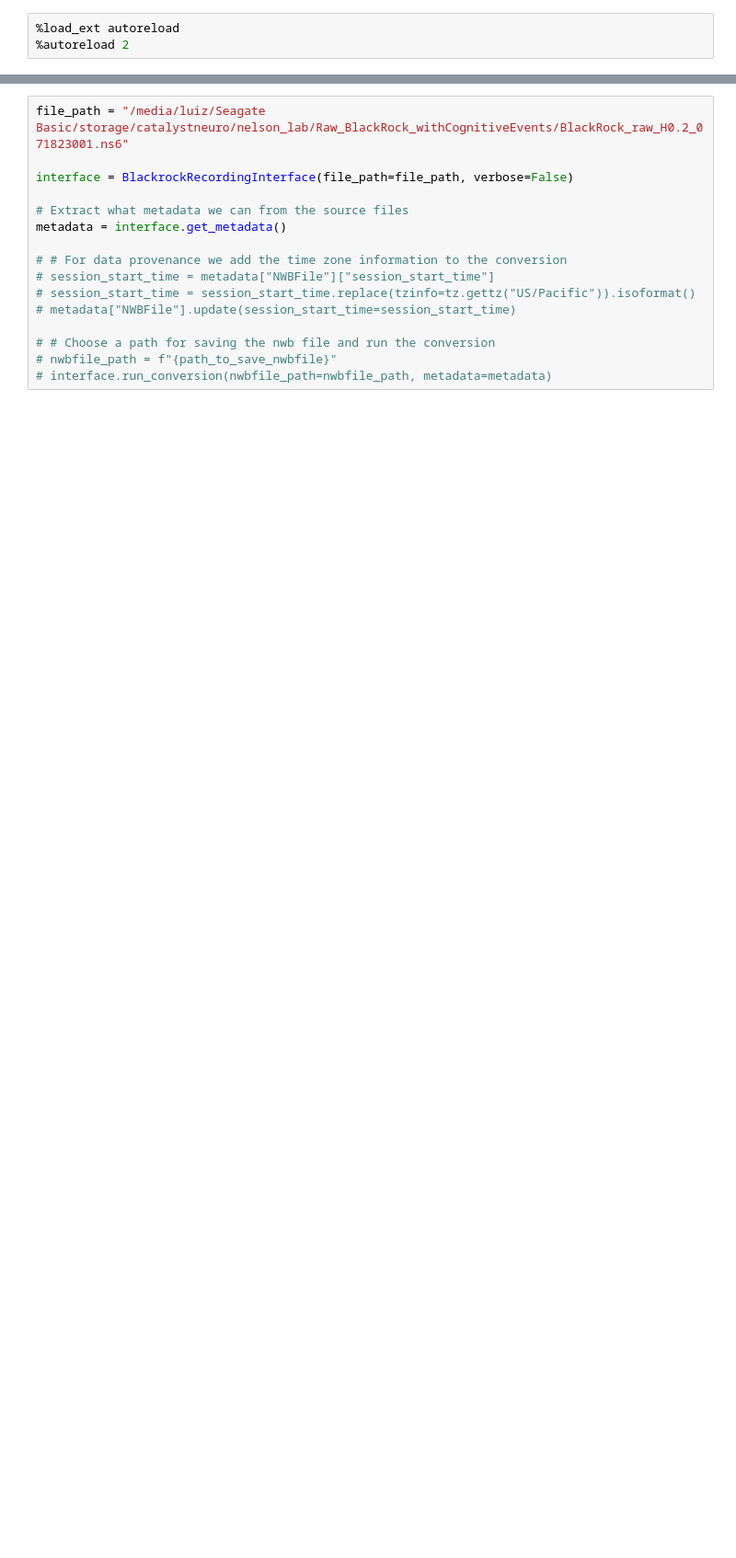
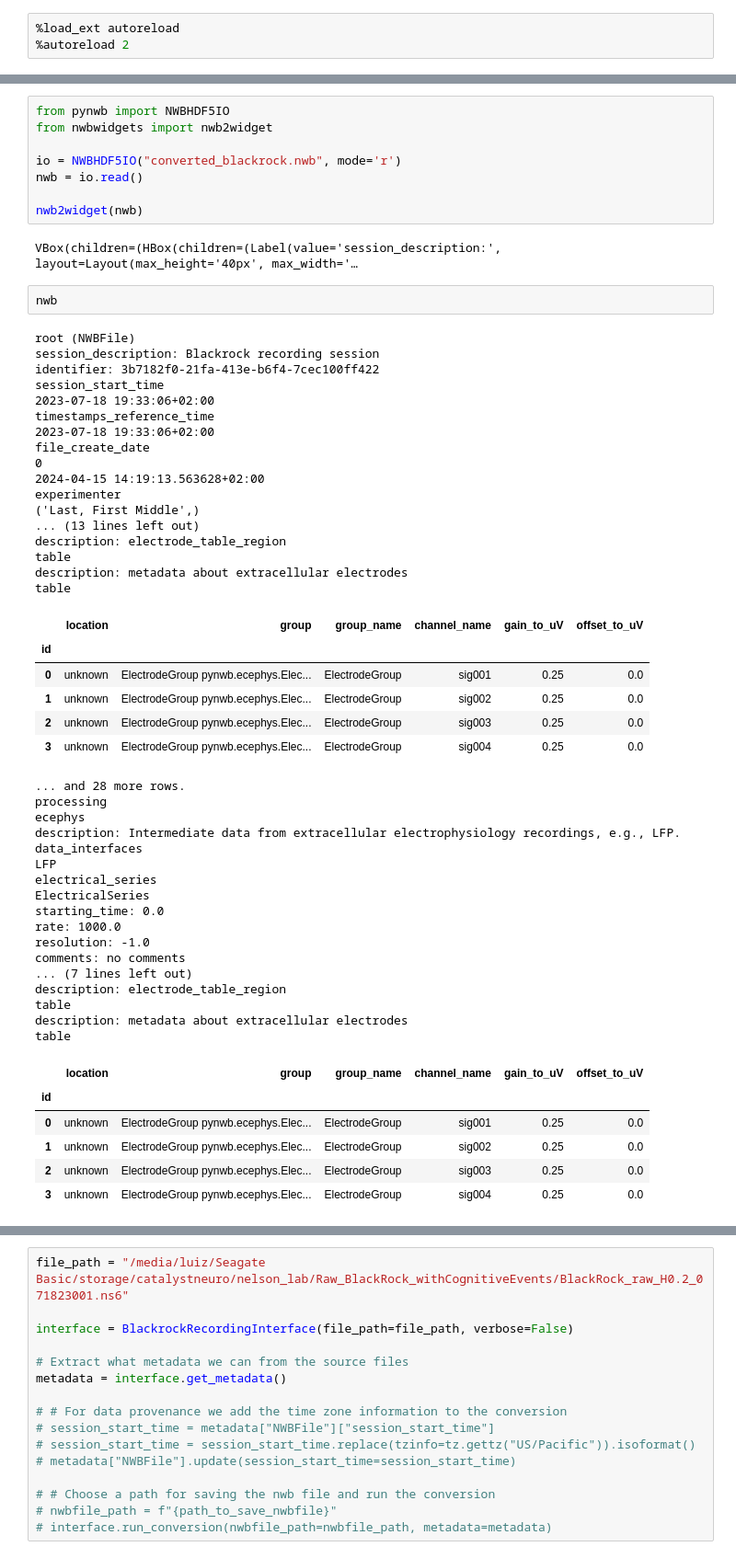
Before and after one commit to catalystneuro/nelson-lab-to-nwb, a Jupyter notebook: examples/convert_blackrock.ipynb, the cells around one changed output, grey strips where cells are left out. Shown: that part at 92% size. Saved outputs shown, nothing was run; the diff lists cells and outputs as text; blank space fills up the shorter version.

```diff
--- a/examples/convert_blackrock.ipynb
+++ b/examples/convert_blackrock.ipynb
@@ -8,0 +63,59 @@ from neuroconv.datainterfaces import BlackrockRecordingInterface
+# %%
+from pynwb import NWBHDF5IO
+from nwbwidgets import nwb2widget
+
+io = NWBHDF5IO("converted_blackrock.nwb", mode='r')
+nwb = io.read()
+
+nwb2widget(nwb)
+# %% [output]
+VBox(children=(HBox(children=(Label(value='session_description:', layout=Layout(max_height='40px', max_width='…
+# %%
+nwb
+# %% [output]
+root (NWBFile)
+session_description: Blackrock recording session
+identifier: 3b7182f0-21fa-413e-b6f4-7cec100ff422
+session_start_time
+2023-07-18 19:33:06+02:00
+timestamps_reference_time
+2023-07-18 19:33:06+02:00
+file_create_date
+0
+2024-04-15 14:19:13.563628+02:00
+experimenter
+('Last, First Middle',)
+... (13 lines left out)
+description: electrode_table_region
+table
+description: metadata about extracellular electrodes
+table
+|  | location | group | group_name | channel_name | gain_to_uV | offset_to_uV |
+| id |  |  |  |  |  |  |
+| 0 | unknown | ElectrodeGroup pynwb.ecephys.Elec... | ElectrodeGroup | sig001 | 0.25 | 0.0 |
+| 1 | unknown | ElectrodeGroup pynwb.ecephys.Elec... | ElectrodeGroup | sig002 | 0.25 | 0.0 |
+| 2 | unknown | ElectrodeGroup pynwb.ecephys.Elec... | ElectrodeGroup | sig003 | 0.25 | 0.0 |
+| 3 | unknown | ElectrodeGroup pynwb.ecephys.Elec... | ElectrodeGroup | sig004 | 0.25 | 0.0 |
+... and 28 more rows.
+processing
+ecephys
+description: Intermediate data from extracellular electrophysiology recordings, e.g., LFP.
+data_interfaces
+LFP
+electrical_series
+ElectricalSeries
+starting_time: 0.0
+rate: 1000.0
+resolution: -1.0
+comments: no comments
+... (7 lines left out)
+description: electrode_table_region
+table
+description: metadata about extracellular electrodes
+table
+|  | location | group | group_name | channel_name | gain_to_uV | offset_to_uV |
+| id |  |  |  |  |  |  |
+| 0 | unknown | ElectrodeGroup pynwb.ecephys.Elec... | ElectrodeGroup | sig001 | 0.25 | 0.0 |
+| 1 | unknown | ElectrodeGroup pynwb.ecephys.Elec... | ElectrodeGroup | sig002 | 0.25 | 0.0 |
+| 2 | unknown | ElectrodeGroup pynwb.ecephys.Elec... | ElectrodeGroup | sig003 | 0.25 | 0.0 |
+| 3 | unknown | ElectrodeGroup pynwb.ecephys.Elec... | ElectrodeGroup | sig004 | 0.25 | 0.0 |
```
Also changed, not shown: parts of 18 cells of this notebook, 20 other files.
